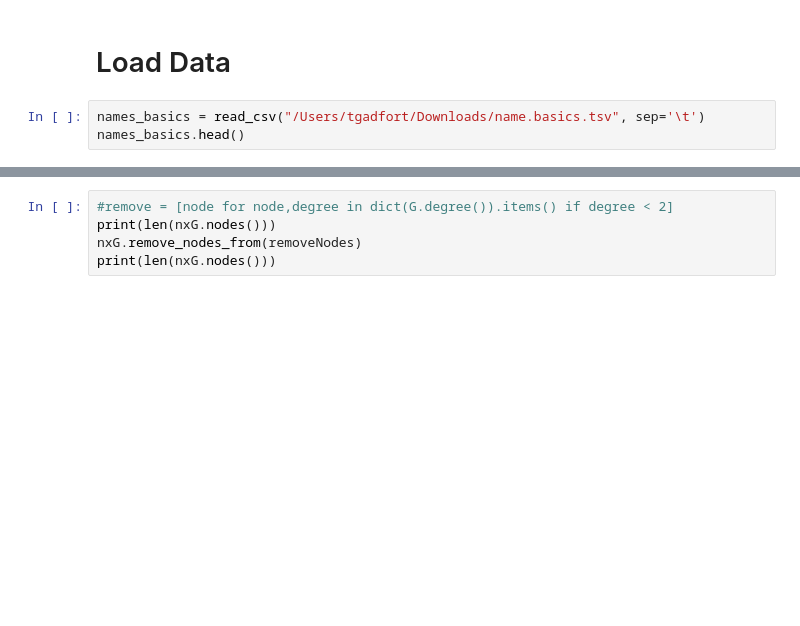
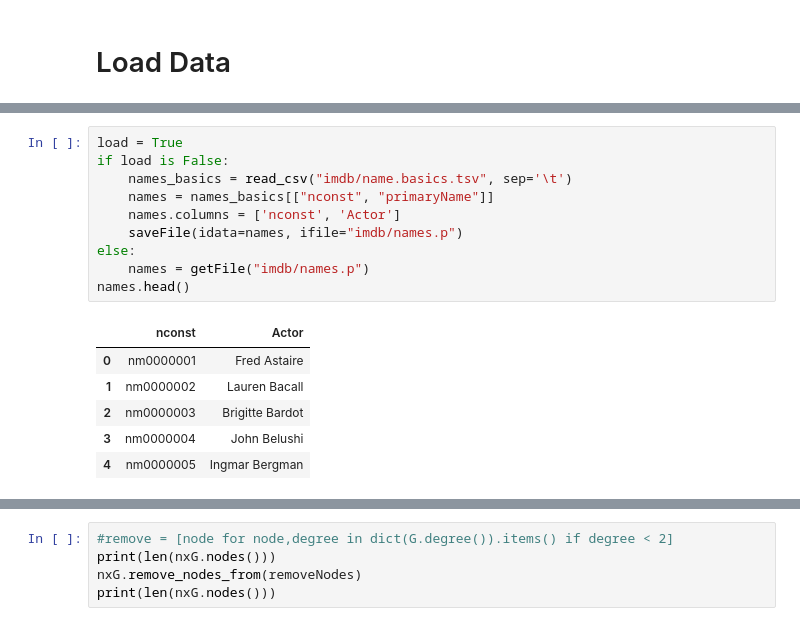
Before and after one commit to tgadf/movies, a Jupyter notebook: IMDB.ipynb, the cells around one changed output, grey strips where cells are left out. Saved outputs shown, nothing was run; the diff lists cells and outputs as text; blank space fills up the shorter version.

```diff
--- a/IMDB.ipynb
+++ b/IMDB.ipynb
@@ -27,5 +29,2 @@ Notebook Last Run Initiated: 2019-11-04 09:57:50.989202
 # %% [markdown]
 # Load Data
-# %%
-names_basics = read_csv("/Users/tgadfort/Downloads/name.basics.tsv", sep='\t')
-names_basics.head()
@@ -60,0 +31,17 @@ title_basics.head()
+# %%
+load = True
+if load is False:
+    names_basics = read_csv("imdb/name.basics.tsv", sep='\t')
+    names = names_basics[["nconst", "primaryName"]]
+    names.columns = ['nconst', 'Actor']
+    saveFile(idata=names, ifile="imdb/names.p")
+else:
+    names = getFile("imdb/names.p")
+names.head()
+# %% [output]
+|  | nconst | Actor |
+| 0 | nm0000001 | Fred Astaire |
+| 1 | nm0000002 | Lauren Bacall |
+| 2 | nm0000003 | Brigitte Bardot |
+| 3 | nm0000004 | John Belushi |
+| 4 | nm0000005 | Ingmar Bergman |
```
Also changed, not shown: parts of 17 cells of this notebook, 5 other files.
